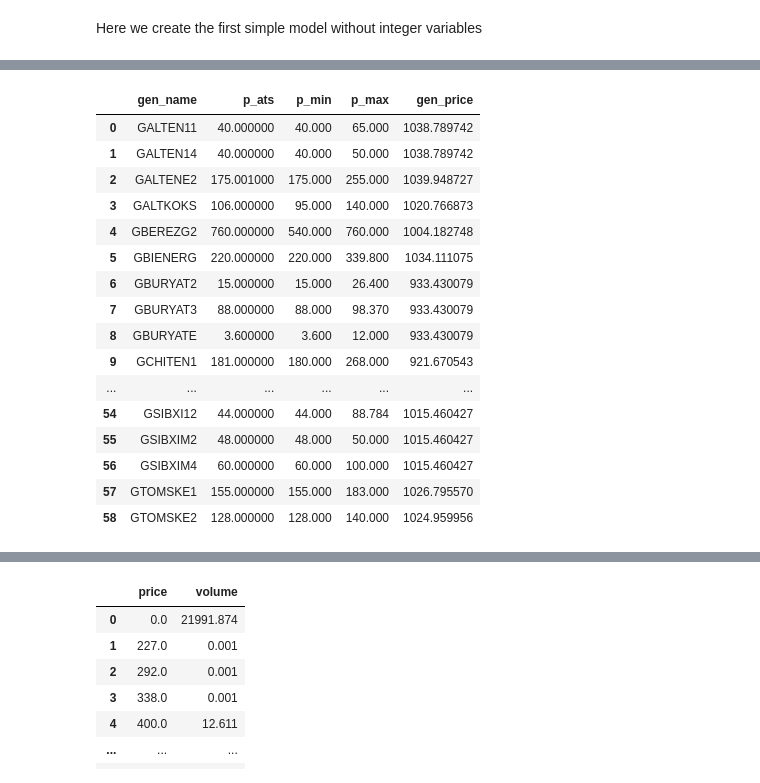
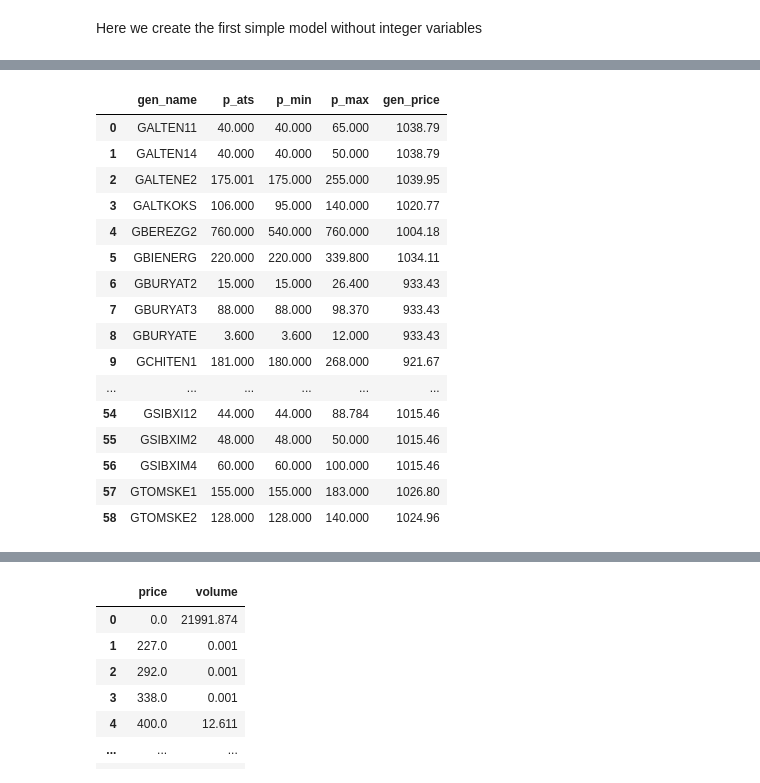
Before and after one commit to Skalolom/ModelBids, a Jupyter notebook: simple_model.ipynb, the cells around one changed output, grey strips where cells are left out. Saved outputs shown, nothing was run; the diff lists cells and outputs as text; code cells hidden in the pictures.

```diff
--- a/simple_model.ipynb
+++ b/simple_model.ipynb
@@ -176,7 +209,7 @@ def decompose_supply_curve(
     return gen_bids
 # %%
-supply_prices = np.array([10, 20, 30, 40])
-supply_volumes = np.array([100, 200, 300, 400])
+supply_prices = np.array([0, 10, 20, 40])
+supply_volumes = np.array([1000, 1, 50, 100])
 gen_df = pd.DataFrame({
     'gen_name': np.array(['gen_1', 'gen_2']),
     'p_ats': np.array([100, 130]),
@@ -186,6 +219,8 @@ gen_df = pd.DataFrame({
 })
 gen_matrix = gen_df.to_numpy()[:, 1:]
 A_eq, b_eq = construct_equalities(supply_volumes=supply_volumes, supply_prices=supply_prices, gen_matrix=gen_matrix)
+A_ineq, b_ineq = construct_inequalities(supply_volumes=supply_volumes, supply_prices=supply_prices, gen_matrix=gen_matrix)
+#A_eq[:,:-8]
 
 gen_bids = decompose_supply_curve(
     supply_volumes=supply_volumes,
@@ -266,31 +301,34 @@ def get_gen_data(
     gen_df = gen_df.loc[gen_df['p_ats'] >= 0.1, :]
     gen_df['gen_price'] = gen_df.apply(lambda x: x['p_price'] / x['p_ats'], axis=1)
     gen_df = gen_df.drop(columns=['rge', 'node_price_ats', 'p_price']).reset_index(drop=True)
+
+    gen_df['p_ats'] = np.around(gen_df['p_ats'], decimals=3)
+    gen_df['gen_price'] = np.around(gen_df['gen_price'], decimals=2)
     return gen_df
 # %%
 base_datetime = datetime(year=2022, month=4, day=29, hour=0)
-cz_id = 1
+cz_id = 2
 supply_prices, supply_volumes = get_supply_curve(base_datetime=base_datetime, cz_id=cz_id)
 gen_df = get_gen_data(
     base_datetime=base_datetime,
     cz_id=cz_id
 )
 gen_df
 # %% [output]
 |  | gen_name | p_ats | p_min | p_max | gen_price |
-| 0 | GALTEN11 | 40.000000 | 40.000 | 65.000 | 1038.789742 |
-| 1 | GALTEN14 | 40.000000 | 40.000 | 50.000 | 1038.789742 |
-| 2 | GALTENE2 | 175.001000 | 175.000 | 255.000 | 1039.948727 |
-| 3 | GALTKOKS | 106.000000 | 95.000 | 140.000 | 1020.766873 |
-| 4 | GBEREZG2 | 760.000000 | 540.000 | 760.000 | 1004.182748 |
-| 5 | GBIENERG | 220.000000 | 220.000 | 339.800 | 1034.111075 |
-| 6 | GBURYAT2 | 15.000000 | 15.000 | 26.400 | 933.430079 |
-| 7 | GBURYAT3 | 88.000000 | 88.000 | 98.370 | 933.430079 |
-| 8 | GBURYATE | 3.600000 | 3.600 | 12.000 | 933.430079 |
-| 9 | GCHITEN1 | 181.000000 | 180.000 | 268.000 | 921.670543 |
+| 0 | GALTEN11 | 40.000 | 40.000 | 65.000 | 1038.79 |
+| 1 | GALTEN14 | 40.000 | 40.000 | 50.000 | 1038.79 |
+| 2 | GALTENE2 | 175.001 | 175.000 | 255.000 | 1039.95 |
+| 3 | GALTKOKS | 106.000 | 95.000 | 140.000 | 1020.77 |
+| 4 | GBEREZG2 | 760.000 | 540.000 | 760.000 | 1004.18 |
+| 5 | GBIENERG | 220.000 | 220.000 | 339.800 | 1034.11 |
+| 6 | GBURYAT2 | 15.000 | 15.000 | 26.400 | 933.43 |
+| 7 | GBURYAT3 | 88.000 | 88.000 | 98.370 | 933.43 |
+| 8 | GBURYATE | 3.600 | 3.600 | 12.000 | 933.43 |
+| 9 | GCHITEN1 | 181.000 | 180.000 | 268.000 | 921.67 |
 | ... | ... | ... | ... | ... | ... |
-| 54 | GSIBXI12 | 44.000000 | 44.000 | 88.784 | 1015.460427 |
-| 55 | GSIBXIM2 | 48.000000 | 48.000 | 50.000 | 1015.460427 |
-| 56 | GSIBXIM4 | 60.000000 | 60.000 | 100.000 | 1015.460427 |
-| 57 | GTOMSKE1 | 155.000000 | 155.000 | 183.000 | 1026.795570 |
-| 58 | GTOMSKE2 | 128.000000 | 128.000 | 140.000 | 1024.959956 |
+| 54 | GSIBXI12 | 44.000 | 44.000 | 88.784 | 1015.46 |
+| 55 | GSIBXIM2 | 48.000 | 48.000 | 50.000 | 1015.46 |
+| 56 | GSIBXIM4 | 60.000 | 60.000 | 100.000 | 1015.46 |
+| 57 | GTOMSKE1 | 155.000 | 155.000 | 183.000 | 1026.80 |
+| 58 | GTOMSKE2 | 128.000 | 128.000 | 140.000 | 1024.96 |
```
Also changed, not shown: parts of 24 cells of this notebook.
